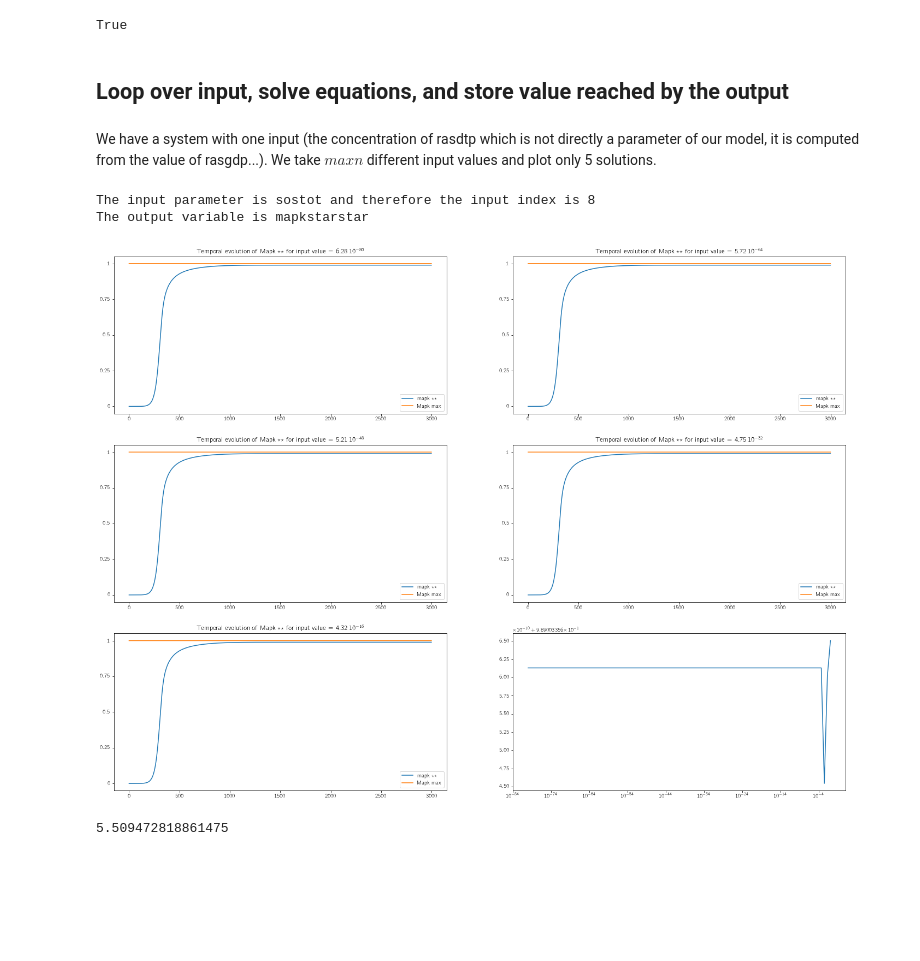
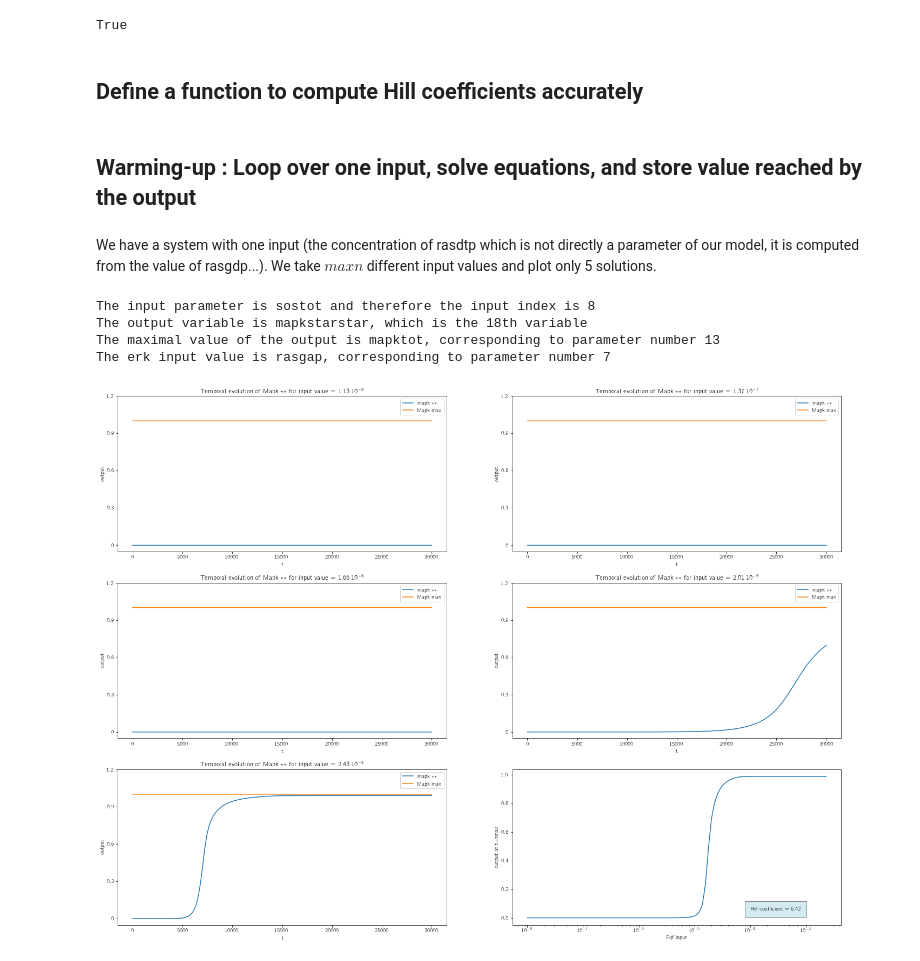
Before and after one commit to sophiedeb/neural_induction, a Jupyter notebook: zou_and_cascade.ipynb, the cells around one changed output. Saved outputs shown, nothing was run; the diff lists cells and outputs as text; code cells hidden in the pictures; blank space fills up the shorter version.

Commit message:
adding loops

```diff
--- a/zou_and_cascade.ipynb
+++ b/zou_and_cascade.ipynb
@@ -159,7 +161,7 @@ var_names = 'rasgdp', 'WE1', 'WsE2', 'mos', 'mose1', 'mosstar', 'mosstare2', 'me
 params_names = 'WT', 'a11', 'a12', 'd11', 'd12', 'k11', 'k12', 'rasgap', 'sostot','mostot', 'e2tot', 'mektot', 'mekpasetot', 'mapktot', 'mapkpasetot', \
     'a1', 'a2', 'a3', 'a4', 'a5', 'a6', 'a7', 'a8', 'a9', 'a10', \
     'd1', 'd2', 'd3', 'd4', 'd5', 'd6', 'd7', 'd8', 'd9', 'd10', \
-    'k1', 'k2', 'k3', 'k4', 'k5', 'k6', 'k7', 'k8', 'k9', 'k10', 'rasgdp', 'WE1', 'WsE2','rasgtp_input'
+    'k1', 'k2', 'k3', 'k4', 'k5', 'k6', 'k7', 'k8', 'k9', 'k10'
 
 
 def equationsfullmodel(var, t, params):
@@ -172,7 +174,7 @@ def equationsfullmodel(var, t, params):
     WT, a11, a12, d11, d12, k11, k12, rasgap, sostot, mostot, e2tot, mektot, mekpasetot, mapktot, mapkpasetot, \
     a1, a2, a3, a4, a5, a6, a7, a8, a9, a10, \
     d1, d2, d3, d4, d5, d6, d7, d8, d9, d10, \
-    k1, k2, k3, k4, k5, k6, k7, k8, k9, k10, rasgdp, WE1, WsE2, rasgtp_input = params
+    k1, k2, k3, k4, k5, k6, k7, k8, k9, k10 = params
 
     drasgdp = -a11*rasgdp*(sostot - WE1) + d11*WE1 + k12*WsE2
 
@@ -252,4 +254,4 @@ def equationsfullmodel(var, t, params):
 param_v  = [WTV, a11V, a12V, d11V, d12V, k11V, k12V, rasgapV, sostotV, mostotV, e2totV, mektotV, mekpasetotV, mapktotV, mapkpasetotV, \
     a1V, a2V, a3V, a4V, a5V, a6V, a7V, a8V, a9V, a10V, \
     d1V, d2V, d3V, d4V, d5V, d6V, d7V, d8V, d9V, d10V, \
-    k1V, k2V, k3V, k4V, k5V, k6V, k7V, k8V, k9V, k10V,e2totV,0,0,rasgtp_inputV]
+    k1V, k2V, k3V, k4V, k5V, k6V, k7V, k8V, k9V, k10V]
@@ -298,7 +283,7 @@ initialcond[11+3] = param_v[4+9]
 ###################################
 
 tStop = tmax
-tInc = 0.01
+tInc = 0.001
 t = np.arange(0., tStop, tInc)
 
 print("The initial conditions are {}(0) = {}, {}(0) = {}, {}(0)= {} and {}(0) = {}".format(var_names[0],params_names[0], \
@@ -320,3 +305,5 @@ rasgapV/WTV<10**(-1)
 (k12V+d12V)/a12V/WTV<10**(-1)
 # %% [output]
 True
+# %% [markdown]
+## Define a function to compute Hill coefficients accurately
@@ -323,51 +353,61 @@ True
 # %% [markdown]
-## Loop over input, solve equations, and store value reached by the output
+## Warming-up : Loop over one input, solve equations, and store value reached by the output
 # %% [markdown]
 We have a system with one input (the concentration of rasdtp which is not directly a parameter of our model, it is computed from the value of rasgdp...). We take $maxn$ different input values and plot only 5 solutions.
 # %%
 maxn = 100
-inputlist=np.logspace(-80, -1, num=maxn)*scale
+inputlist=np.geomspace(10**(-8),WTV,num=maxn)#np.logspace(-80, -1, num=maxn)*scale
 maxplots=5;
 selectedinput=range(1,maxn,divmod(maxn,maxplots)[0])#we plot only n=maxplots plots
 storeoutput=[]
 print(r'The input parameter is {} and therefore the input index is {}'.format(params_names[8],8))
-print(r'The output variable is {}'.format(var_names[18]))
+print(r'The output variable is {}, which is the 18th variable'.format(var_names[18]))
+print(r'The maximal value of the output is {}, corresponding to parameter number 13'.format(params_names[13]))
+print(r'The erk input value is {}, corresponding to parameter number 7'.format(params_names[7]))
 inputindex= 8
 outputindex =  18
+input2index=7
+maxoutputindex=13
 # %% [output]
 The input parameter is sostot and therefore the input index is 8
-The output variable is mapkstarstar
+The output variable is mapkstarstar, which is the 18th variable
+The maximal value of the output is mapktot, corresponding to parameter number 13
+The erk input value is rasgap, corresponding to parameter number 7
 # %%
 #to number plots    np.arange(1,math.floor(len(range(0,maxn,divmod(maxn,10)[0])))+1)
 
 fig=plt.figure()
 plotnumber=0
 output=np.zeros(len(inputlist))
 
 for kk in range(len(inputlist)):
     #value of input:
     param_v[inputindex]=inputlist[kk]
     #actually solving the equations:
     psoln = odeint(equationsfullmodel, initialcond, t, args=(param_v,))
     output[kk]=psoln[len(t)-1,outputindex]
     if kk in selectedinput:
+
         plotnumber=plotnumber+1
         plt.subplot(math.floor(len(selectedinput)/2)+1,2,plotnumber)
         plt.plot(psoln[:,outputindex],label=r"$ \textnormal{mapk \star \star}$")
         #plot max value of mapk star star
         plt.plot(np.ones(len(t))*param_v[4],label=r" \textnormal{Mapk max}")
         plt.legend()
-        plt.title(r'Temporal evolution of Mapk $\star \star$ for input value = {}'.format(str_fmt(param_v[inputindex],n=2)))
-        plt.yticks([0, param_v[4]/4, param_v[4]/2, 3*param_v[4]/4, param_v[4]],
-        ['$0$', r'{}'.format(str_fmt(param_v[4]/4)), r'{}'.format(str_fmt(param_v[4]/2)),r'{}'.format(str_fmt_round_numb(round_to_n(3*param_v[4]/4,2))), r'{}'.format(str_fmt(param_v[4]))])
+        plt.title(r'Temporal evolution of Mapk $\star \star$ for fgf input value = {} and erk input value = {}'.format(str_fmt(param_v[inputindex],n=2),str_fmt(param_v[input2index],n=2)))
+        plt.yticks([0, param_v[maxoutputindex]/4, param_v[maxoutputindex]/2, 3*param_v[maxoutputindex]/4, param_v[maxoutputindex]],
+        ['$0$', r'{}'.format(str_fmt(param_v[maxoutputindex]/4)), r'{}'.format(str_fmt(param_v[maxoutputindex]/2)),r'{}'.format(str_fmt_round_numb(round_to_n(3*param_v[maxoutputindex]/4,2))), r'{}'.format(str_fmt(param_v[maxoutputindex]))])
+        plt.ylabel('output')
+        plt.xlabel('t')
 
-
-#hillc=hillcoef(inputlist,output,equationsfullmodel,initialcond, t,param_v,index_param_input=40,index_output=outputindex,numberpoints=100)
+hillc=hillcoef(inputlist,output,equationsfullmodel,initialcond, t,param_v,index_param_input=inputindex,index_output=outputindex,numberpoints=100)
 ax=plt.subplot(math.floor(len(selectedinput)/2)+1,2,plotnumber+1)
 ax.set_xscale('log')
 ax.plot(inputlist,output)
-#plt.text(0.1,0,r'Hill coefficient = {}'.format(round_to_n(hillc,2)), style='italic',bbox={'facecolor':'lightblue', 'alpha':0.5, 'pad':10})
+plt.text(0.0001,0.05,r'Hill coefficient = {}'.format(round_to_n(hillc,2)), style='italic',bbox={'facecolor':'lightblue', 'alpha':0.5, 'pad':10})
+plt.ylabel('output at t=tmax')
+plt.xlabel('Fgf input')
 
 plt.show()
 # %% [output]
-[figure, old version]
+[figure, new version]
@@ -414,4 +413,0 @@ def hillcoef(input,output,equationsmodel,initialcond, t,param_v,index_param_inpu
-# %%
-hillcoef(inputlist,output,equationsmodel,initialcond, t,param_v)
-# %% [output]
-5.509472818861475
```
Also changed, not shown: parts of 14 cells of this notebook, 1 other file.
